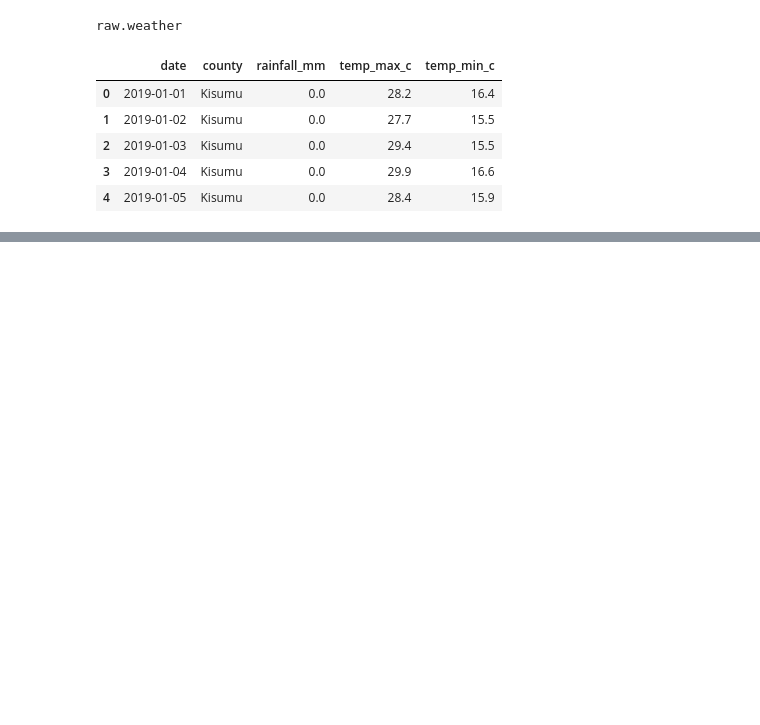
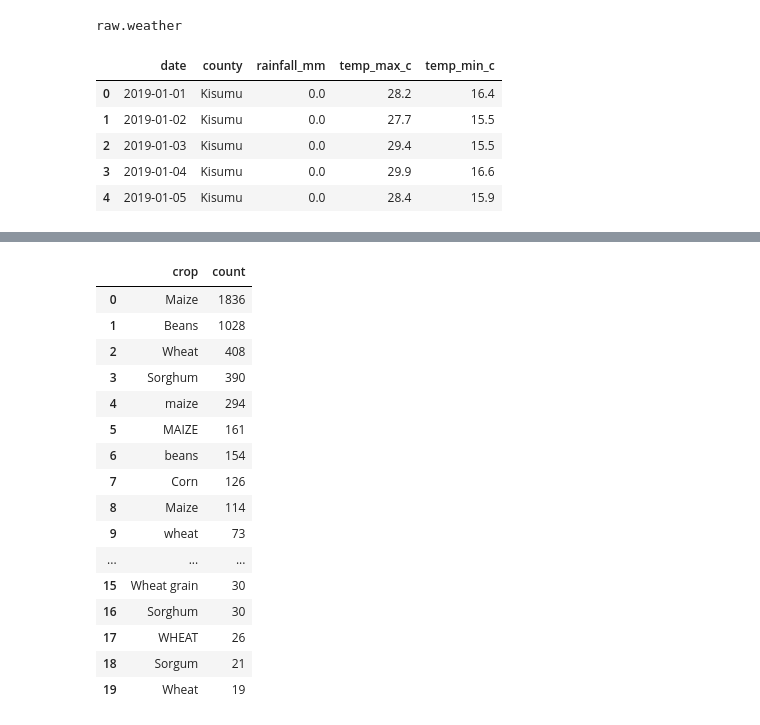
Before and after one commit to edi-kanyua/Predictive-Modeling-in-Agriculture, a Jupyter notebook: Agriculture_ELT.ipynb, the cells around one changed output, grey strips where cells are left out. Drawn from its saved outputs; the diff is of its cells as text; code cells hidden in the pictures; blank space fills up the shorter version.

```diff
--- a/Agriculture_ELT.ipynb
+++ b/Agriculture_ELT.ipynb
@@ -149,0 +154,29 @@ raw.weather
+# %%
+# 1. Same crop name, different spelling formats.
+conn.sql(
+    """
+      SELECT crop,
+          COUNT(*) as count
+      FROM raw.harvests
+      GROUP BY 1
+      ORDER BY 2 DESC
+    """
+).df()
+# %% [output]
+|  | crop | count |
+| 0 | Maize | 1836 |
+| 1 | Beans | 1028 |
+| 2 | Wheat | 408 |
+| 3 | Sorghum | 390 |
+| 4 | maize | 294 |
+| 5 | MAIZE | 161 |
+| 6 | beans | 154 |
+| 7 | Corn | 126 |
+| 8 | Maize | 114 |
+| 9 | wheat | 73 |
+| ... | ... | ... |
+| 15 | Wheat grain | 30 |
+| 16 | Sorghum | 30 |
+| 17 | WHEAT | 26 |
+| 18 | Sorgum | 21 |
+| 19 | Wheat | 19 |
```
Also changed, not shown: parts of 8 cells of this notebook.
